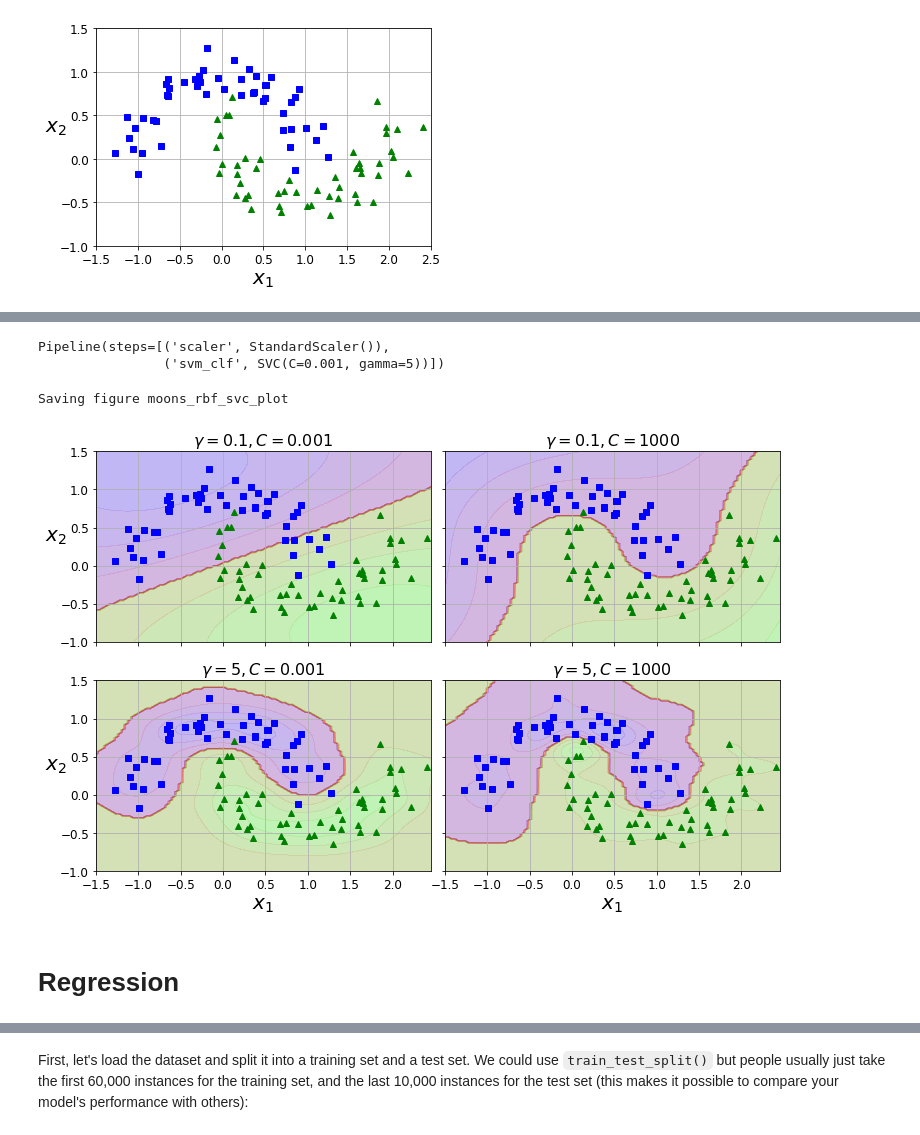
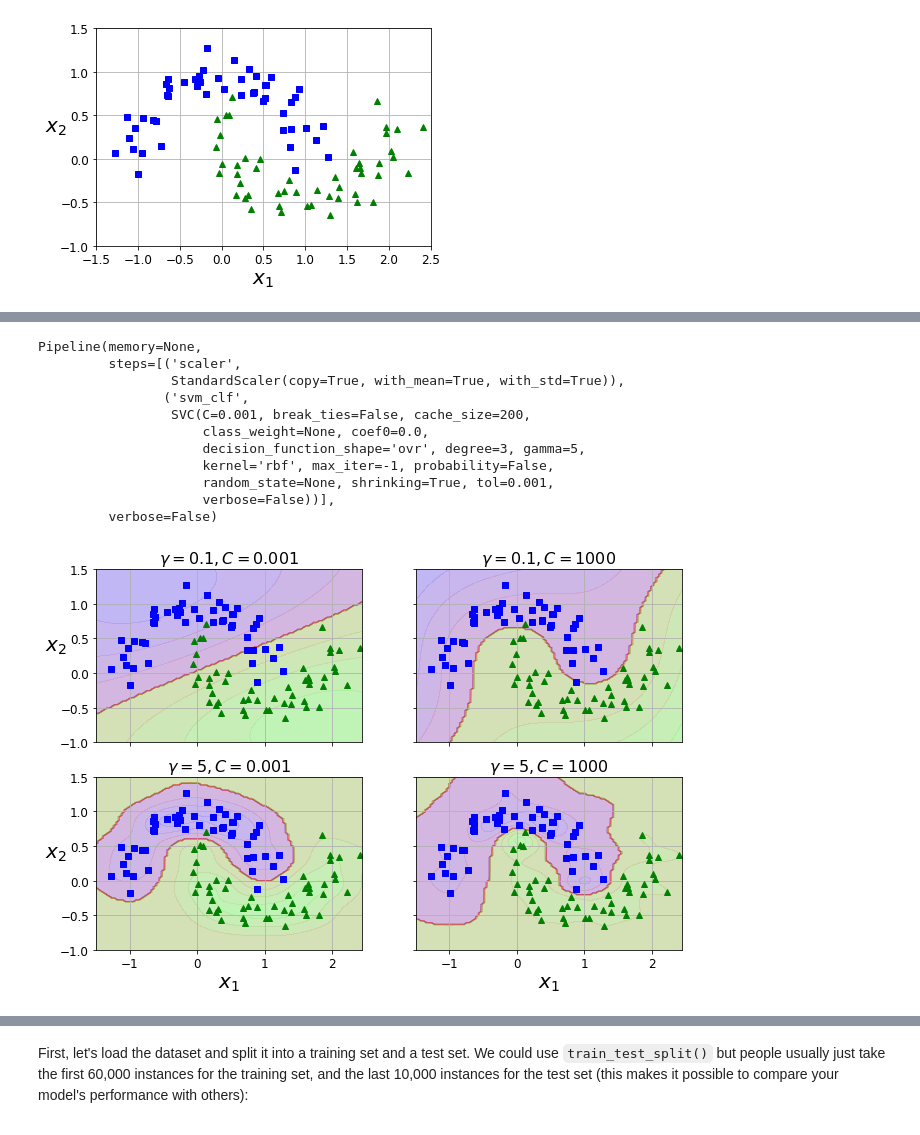
Before and after one commit to fpinell/hands_on_python_for_ds, a Jupyter notebook: notebooks/Lecture_3_support_vector_machines.ipynb, the cells around one changed output, grey strips where cells are left out. Saved outputs shown, nothing was run; the diff lists cells and outputs as text; code cells hidden in the pictures.

Commit message:
Until regression

```diff
--- a/notebooks/Lecture_3_support_vector_machines.ipynb
+++ b/notebooks/Lecture_3_support_vector_machines.ipynb
@@ -746,7 +779,7 @@ from sklearn.preprocessing import PolynomialFeatures
 polynomial_svm_clf = Pipeline([
         ("poly_features", PolynomialFeatures(degree=3)),
         ("scaler", StandardScaler()),
-        ("svm_clf", LinearSVC(C=10, loss="hinge", random_state=42))
+        ("svm_clf", LinearSVC(C=10, loss="hinge", random_state=42, max_iter=2000))
     ])
 
 polynomial_svm_clf.fit(X, y)
@@ -899,41 +887,48 @@ rbf_kernel_svm_clf = Pipeline([
     ])
 rbf_kernel_svm_clf.fit(X, y)
 # %% [output]
-Pipeline(steps=[('scaler', StandardScaler()),
-                ('svm_clf', SVC(C=0.001, gamma=5))])
+Pipeline(memory=None,
+         steps=[('scaler',
+                 StandardScaler(copy=True, with_mean=True, with_std=True)),
+                ('svm_clf',
+                 SVC(C=0.001, break_ties=False, cache_size=200,
+                     class_weight=None, coef0=0.0,
+                     decision_function_shape='ovr', degree=3, gamma=5,
+                     kernel='rbf', max_iter=-1, probability=False,
+                     random_state=None, shrinking=True, tol=0.001,
+                     verbose=False))],
+         verbose=False)
 # %%
+#Check the result with different set of parameters and their combination
 from sklearn.svm import SVC
 
 gamma1, gamma2 = 0.1, 5
 C1, C2 = 0.001, 1000
 hyperparams = (gamma1, C1), (gamma1, C2), (gamma2, C1), (gamma2, C2)
 
 svm_clfs = []
 for gamma, C in hyperparams:
     rbf_kernel_svm_clf = Pipeline([
             ("scaler", StandardScaler()),
             ("svm_clf", SVC(kernel="rbf", gamma=gamma, C=C))
         ])
     rbf_kernel_svm_clf.fit(X, y)
     svm_clfs.append(rbf_kernel_svm_clf)
 
 fig, axes = plt.subplots(nrows=2, ncols=2, figsize=(10.5, 7), sharex=True, sharey=True)
 
 for i, svm_clf in enumerate(svm_clfs):
     plt.sca(axes[i // 2, i % 2])
     plot_predictions(svm_clf, [-1.5, 2.45, -1, 1.5])
     plot_dataset(X, y, [-1.5, 2.45, -1, 1.5])
     gamma, C = hyperparams[i]
     plt.title(r"$\gamma = {}, C = {}$".format(gamma, C), fontsize=16)
     if i in (0, 1):
         plt.xlabel("")
     if i in (1, 3):
         plt.ylabel("")
 
-save_fig("moons_rbf_svc_plot")
+# save_fig("moons_rbf_svc_plot")
 plt.show()
 # %% [output]
-Saving figure moons_rbf_svc_plot
-[figure, old version]
+[figure, new version]
-# %% [markdown]
-# Regression
```
Also changed, not shown: parts of 85 cells of this notebook.
